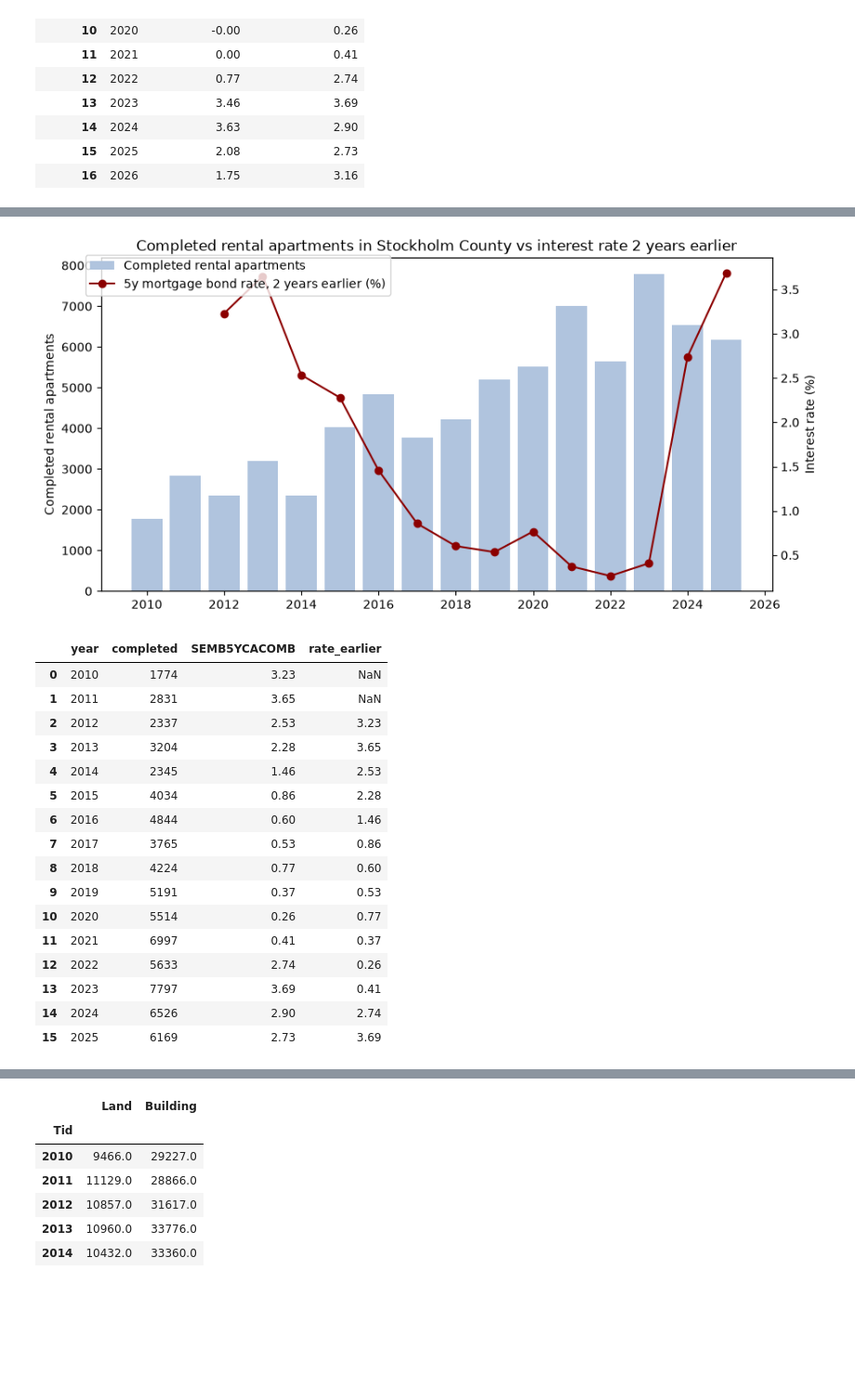
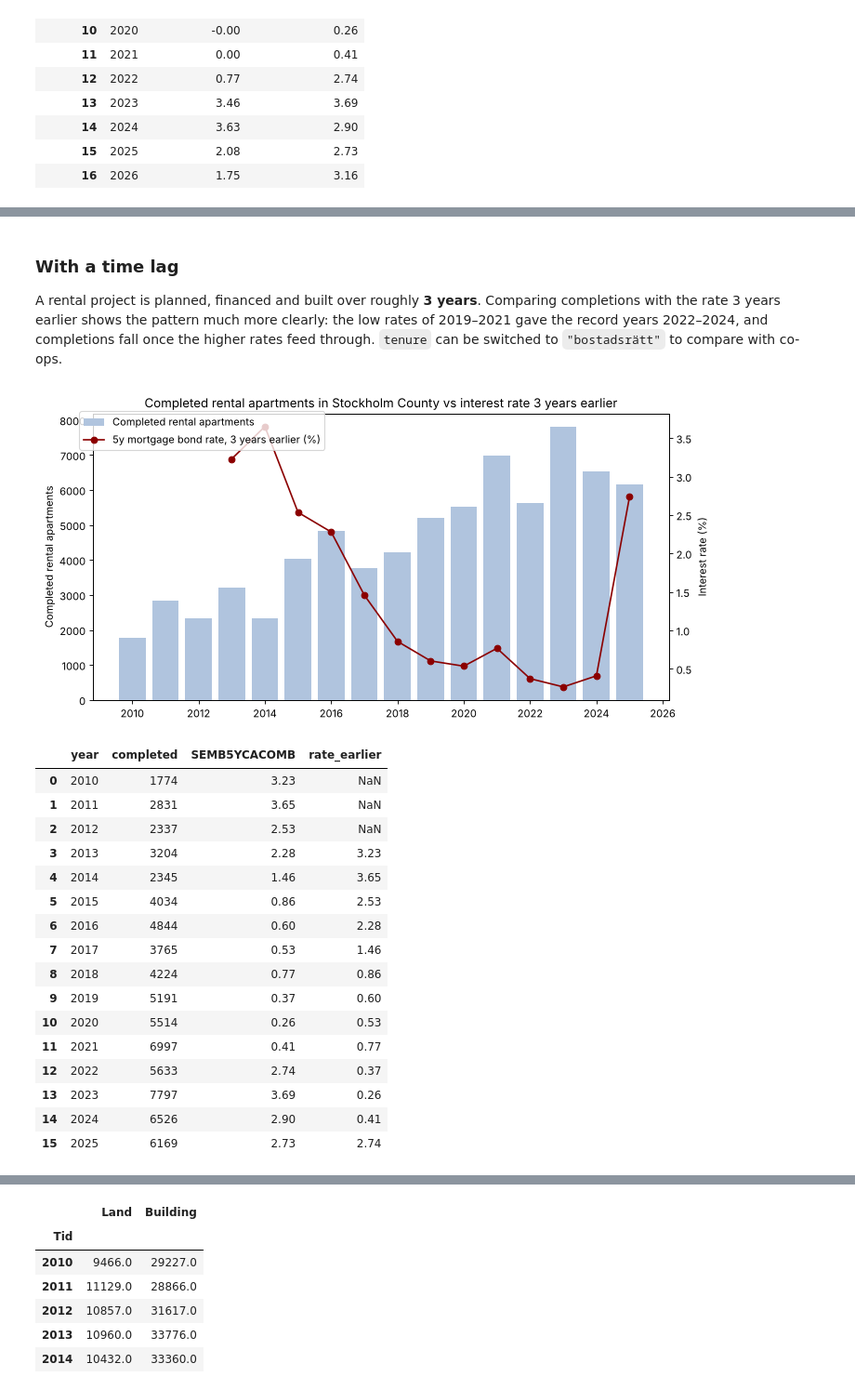
Before and after one commit to nimarigibcn-max/rental-housing-stockholm, a Jupyter notebook: notebooks/01_explore.ipynb, the cells around one changed output, grey strips where cells are left out. Shown at 93% size. Cells and saved outputs as stored; diff of their text form; code cells hidden in the pictures; blank space fills up the shorter version.

```diff
--- a/notebooks/01_explore.ipynb
+++ b/notebooks/01_explore.ipynb
@@ -95,57 +122,64 @@ plt.show()
+# %% [markdown]
+### With a time lag
+
+A rental project is planned, financed and built over roughly **3 years**. Comparing completions with the
+rate 3 years earlier shows the pattern much more clearly: the low rates of 2019–2021 gave the record
+years 2022–2024, and completions fall once the higher rates feed through.
+`tenure` can be switched to `"bostadsrätt"` to compare with co-ops.
 # %%
 # Choose what to look at: "hyresrätt" or "bostadsrätt"
 tenure = "hyresrätt"
-lag_years = 2  # building time: compare with the interest rate X years earlier
+lag_years = 3  # planning + financing + building: compare with the rate X years earlier
 
 # 1. Filter completed dwellings
 data = done[
     (done["Region"] == "Stockholms län")
     & (done["Hustyp"] == "flerbostadshus")
     & (done["Upplatelseform"] == tenure)
     & (done["Tid"] >= 2010)
 ][["Tid", "value"]].rename(columns={"Tid": "year", "value": "completed"})
 
 # 2. Add the interest rate, and the rate X years earlier
 df = data.merge(yearly_rates[["year", "SEMB5YCACOMB"]], on="year").sort_values("year")
 df["rate_earlier"] = df["SEMB5YCACOMB"].shift(lag_years)
 
 # 3. Plot
 label_tenure = "rental" if tenure == "hyresrätt" else "co-op (bostadsrätt)"
 
 fig, ax1 = plt.subplots(figsize=(10, 5))
 ax1.bar(df["year"], df["completed"], color="lightsteelblue",
         label=f"Completed {label_tenure} apartments")
 ax1.set_ylabel(f"Completed {label_tenure} apartments")
 
 ax2 = ax1.twinx()
 ax2.plot(df["year"], df["rate_earlier"], color="darkred", marker="o",
          label=f"5y mortgage bond rate, {lag_years} years earlier (%)")
 ax2.set_ylabel("Interest rate (%)")
 
 plt.title(f"Completed {label_tenure} apartments in Stockholm County vs interest rate {lag_years} years earlier")
 fig.legend(loc="upper left", bbox_to_anchor=(0.1, 0.9))
 plt.show()
 
 df.round(2)
 # %% [output]
-[figure, old version]
+[figure, new version]
 |  | year | completed | SEMB5YCACOMB | rate_earlier |
 | 0 | 2010 | 1774 | 3.23 | NaN |
 | 1 | 2011 | 2831 | 3.65 | NaN |
-| 2 | 2012 | 2337 | 2.53 | 3.23 |
-| 3 | 2013 | 3204 | 2.28 | 3.65 |
-| 4 | 2014 | 2345 | 1.46 | 2.53 |
-| 5 | 2015 | 4034 | 0.86 | 2.28 |
-| 6 | 2016 | 4844 | 0.60 | 1.46 |
-| 7 | 2017 | 3765 | 0.53 | 0.86 |
-| 8 | 2018 | 4224 | 0.77 | 0.60 |
-| 9 | 2019 | 5191 | 0.37 | 0.53 |
-| 10 | 2020 | 5514 | 0.26 | 0.77 |
-| 11 | 2021 | 6997 | 0.41 | 0.37 |
-| 12 | 2022 | 5633 | 2.74 | 0.26 |
-| 13 | 2023 | 7797 | 3.69 | 0.41 |
-| 14 | 2024 | 6526 | 2.90 | 2.74 |
-| 15 | 2025 | 6169 | 2.73 | 3.69 |
+| 2 | 2012 | 2337 | 2.53 | NaN |
+| 3 | 2013 | 3204 | 2.28 | 3.23 |
+| 4 | 2014 | 2345 | 1.46 | 3.65 |
+| 5 | 2015 | 4034 | 0.86 | 2.53 |
+| 6 | 2016 | 4844 | 0.60 | 2.28 |
+| 7 | 2017 | 3765 | 0.53 | 1.46 |
+| 8 | 2018 | 4224 | 0.77 | 0.86 |
+| 9 | 2019 | 5191 | 0.37 | 0.60 |
+| 10 | 2020 | 5514 | 0.26 | 0.53 |
+| 11 | 2021 | 6997 | 0.41 | 0.77 |
+| 12 | 2022 | 5633 | 2.74 | 0.37 |
+| 13 | 2023 | 7797 | 3.69 | 0.26 |
+| 14 | 2024 | 6526 | 2.90 | 0.41 |
+| 15 | 2025 | 6169 | 2.73 | 2.74 |
 # %%
 df[["year", "completed", "SEMB5YCACOMB", "rate_earlier"]].round(2)
 # %% [output]
```
Also changed, not shown: parts of 13 cells of this notebook, 1 other file.
